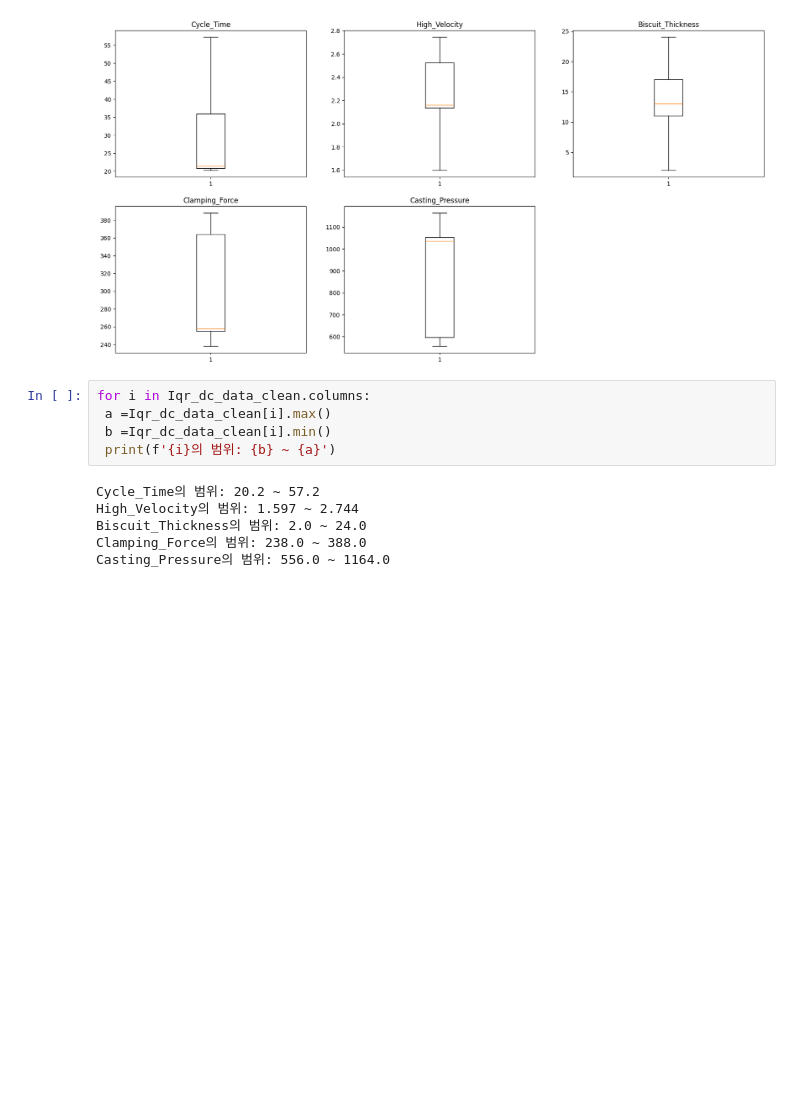
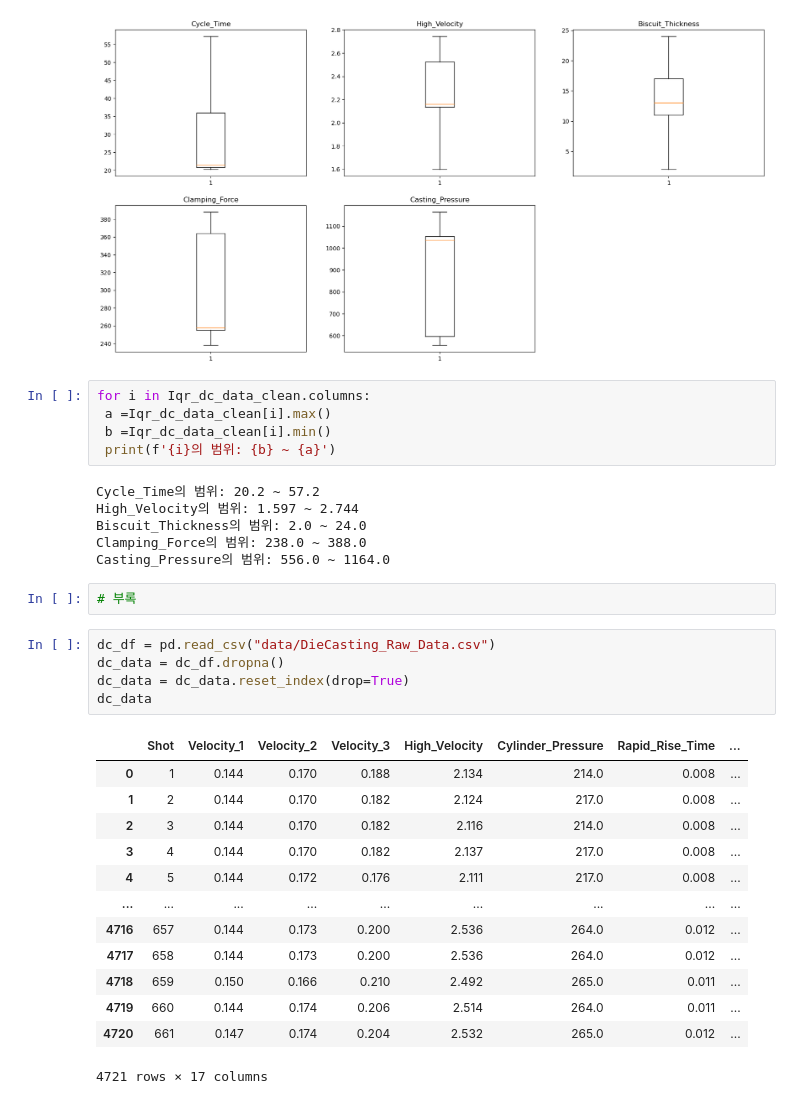
Before and after one commit to WingSolo/AlgoRyhthm, a Jupyter notebook: cast_keep.ipynb, the cells around one changed output. Cells and saved outputs as stored; diff of their text form; blank space fills up the shorter version.

```diff
--- a/cast_keep.ipynb
+++ b/cast_keep.ipynb
@@ -390,3 +389,24 @@ High_Velocity의 범위: 1.597 ~ 2.744
 Biscuit_Thickness의 범위: 2.0 ~ 24.0
 Clamping_Force의 범위: 238.0 ~ 388.0
 Casting_Pressure의 범위: 556.0 ~ 1164.0
+# %%
+# 부록
+# %%
+dc_df = pd.read_csv("data/DieCasting_Raw_Data.csv")
+dc_data = dc_df.dropna()
+dc_data = dc_data.reset_index(drop=True)
+dc_data
+# %% [output]
+|  | Shot | Velocity_1 | Velocity_2 | Velocity_3 | High_Velocity | Cylinder_Pressure | Rapid_Rise_Time | ... |
+| 0 | 1 | 0.144 | 0.170 | 0.188 | 2.134 | 214.0 | 0.008 | ... |
+| 1 | 2 | 0.144 | 0.170 | 0.182 | 2.124 | 217.0 | 0.008 | ... |
+| 2 | 3 | 0.144 | 0.170 | 0.182 | 2.116 | 214.0 | 0.008 | ... |
+| 3 | 4 | 0.144 | 0.170 | 0.182 | 2.137 | 217.0 | 0.008 | ... |
+| 4 | 5 | 0.144 | 0.172 | 0.176 | 2.111 | 217.0 | 0.008 | ... |
+| ... | ... | ... | ... | ... | ... | ... | ... | ... |
+| 4716 | 657 | 0.144 | 0.173 | 0.200 | 2.536 | 264.0 | 0.012 | ... |
+| 4717 | 658 | 0.144 | 0.173 | 0.200 | 2.536 | 264.0 | 0.012 | ... |
+| 4718 | 659 | 0.150 | 0.166 | 0.210 | 2.492 | 265.0 | 0.011 | ... |
+| 4719 | 660 | 0.144 | 0.174 | 0.206 | 2.514 | 264.0 | 0.011 | ... |
+| 4720 | 661 | 0.147 | 0.174 | 0.204 | 2.532 | 265.0 | 0.012 | ... |
+4721 rows × 17 columns
```
Also changed, not shown: parts of 22 cells of this notebook, 1 other file.
